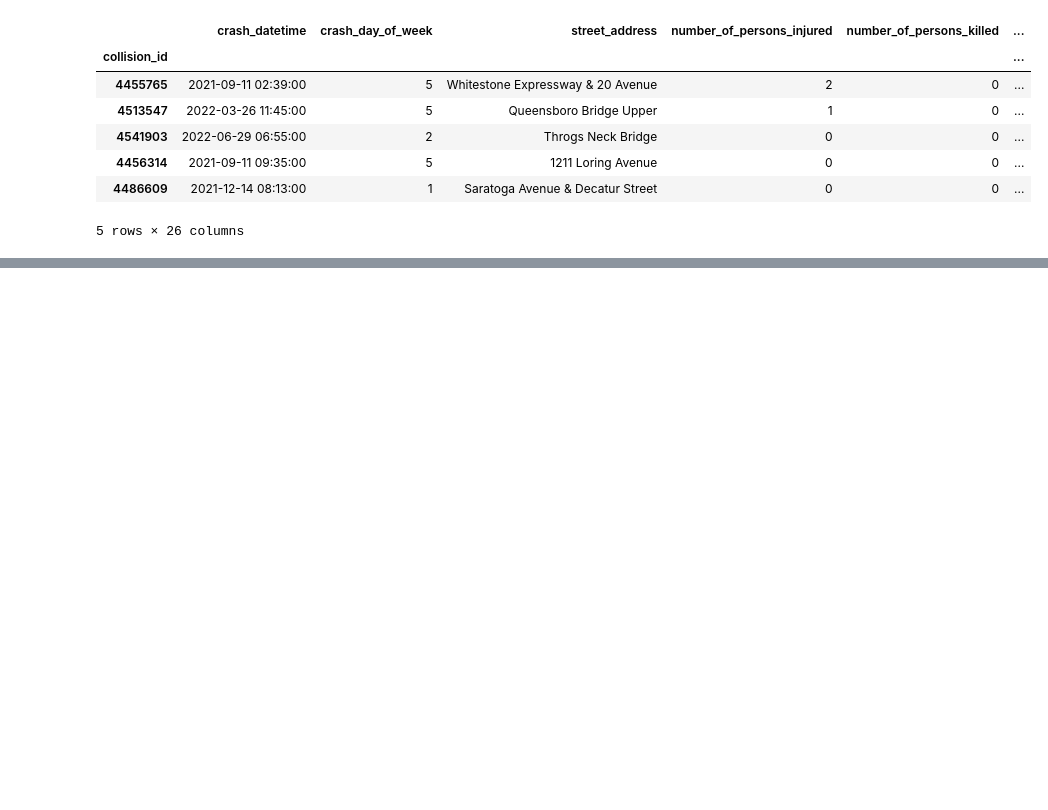
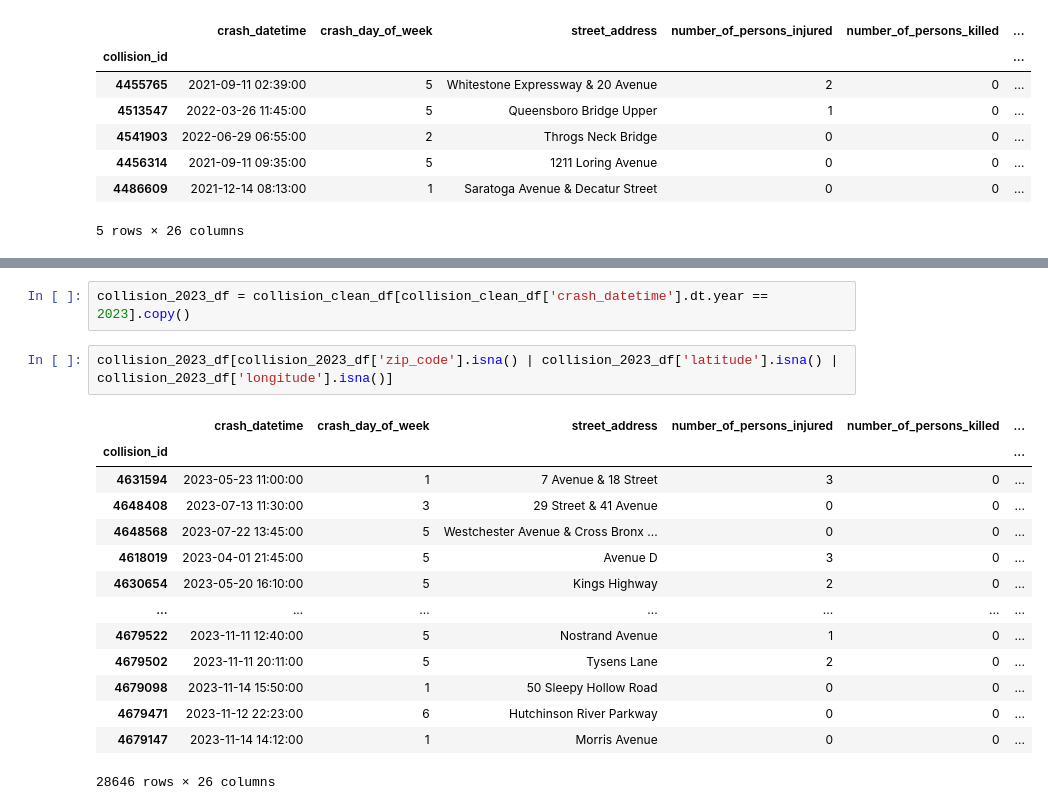
Before and after one commit to ReiannaLiu/MotorVehicleCollision, a Jupyter notebook: data_cleaning_process/collision_data_cleaning.ipynb, the cells around one changed output, grey strips where cells are left out. Saved outputs shown, nothing was run; the diff lists cells and outputs as text; blank space fills up the shorter version.

```diff
--- a/data_cleaning_process/collision_data_cleaning.ipynb
+++ b/data_cleaning_process/collision_data_cleaning.ipynb
@@ -280,0 +359,19 @@ for row in collision_clean_df.itertuples():
+# %%
+collision_2023_df = collision_clean_df[collision_clean_df['crash_datetime'].dt.year == 2023].copy()
+# %%
+collision_2023_df[collision_2023_df['zip_code'].isna() | collision_2023_df['latitude'].isna() | collision_2023_df['longitude'].isna()]
+# %% [output]
+|  | crash_datetime | crash_day_of_week | street_address | number_of_persons_injured | number_of_persons_killed | ... |
+| collision_id |  |  |  |  |  | ... |
+| 4631594 | 2023-05-23 11:00:00 | 1 | 7 Avenue & 18 Street | 3 | 0 | ... |
+| 4648408 | 2023-07-13 11:30:00 | 3 | 29 Street & 41 Avenue | 0 | 0 | ... |
+| 4648568 | 2023-07-22 13:45:00 | 5 | Westchester Avenue & Cross Bronx ... | 0 | 0 | ... |
+| 4618019 | 2023-04-01 21:45:00 | 5 | Avenue D | 3 | 0 | ... |
+| 4630654 | 2023-05-20 16:10:00 | 5 | Kings Highway | 2 | 0 | ... |
+| ... | ... | ... | ... | ... | ... | ... |
+| 4679522 | 2023-11-11 12:40:00 | 5 | Nostrand Avenue | 1 | 0 | ... |
+| 4679502 | 2023-11-11 20:11:00 | 5 | Tysens Lane | 2 | 0 | ... |
+| 4679098 | 2023-11-14 15:50:00 | 1 | 50 Sleepy Hollow Road | 0 | 0 | ... |
+| 4679471 | 2023-11-12 22:23:00 | 6 | Hutchinson River Parkway | 0 | 0 | ... |
+| 4679147 | 2023-11-14 14:12:00 | 1 | Morris Avenue | 0 | 0 | ... |
+28646 rows × 26 columns
```
Also changed, not shown: parts of 23 cells of this notebook, 1 other file.
